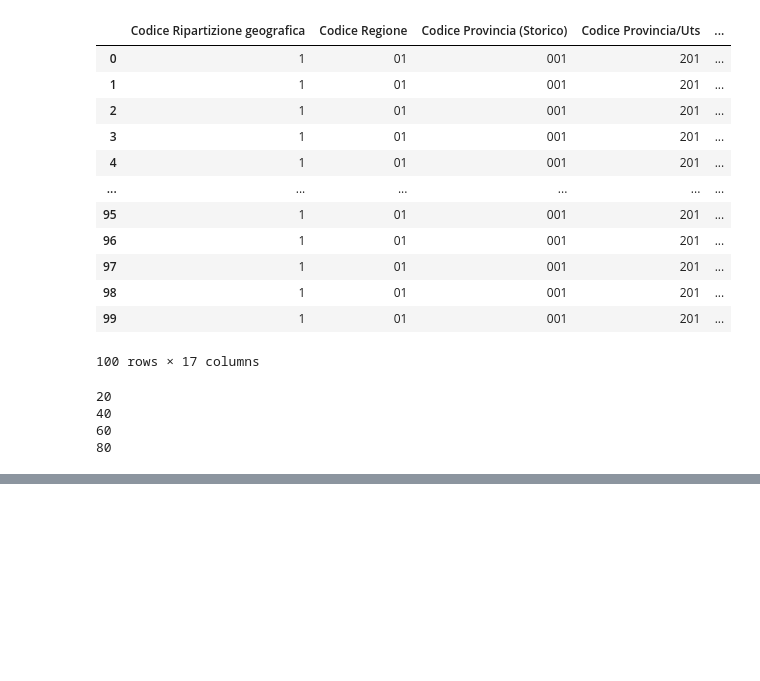
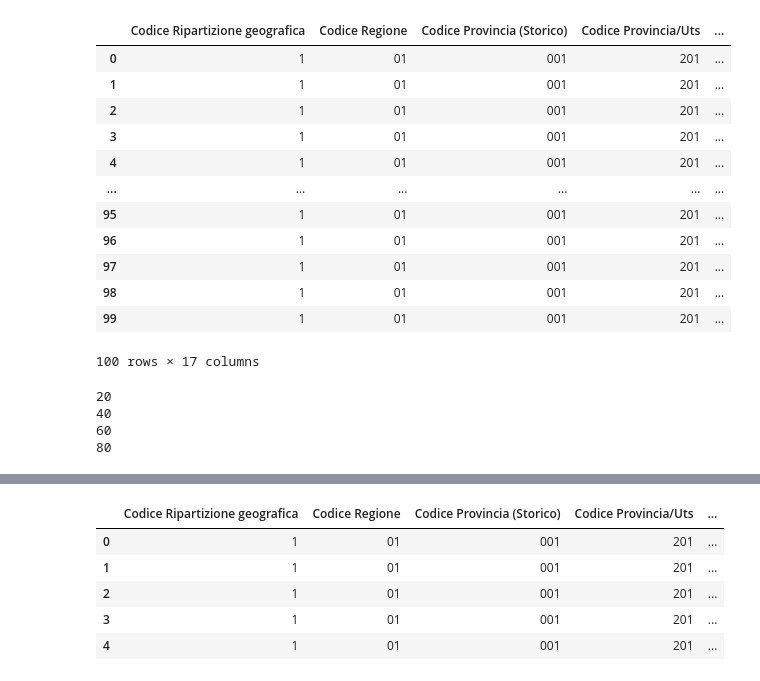
Before and after one commit to andreamigliore91-cyber/final_project_boolean, a Jupyter notebook: final_project.ipynb, the cells around one changed output, grey strips where cells are left out. Drawn from its saved outputs; the diff is of its cells as text; code cells hidden in the pictures; blank space fills up the shorter version.

```diff
--- a/final_project.ipynb
+++ b/final_project.ipynb
@@ -196,0 +195,9 @@ df_comuni.shape
+# %%
+df_comuni.head()
+# %% [output]
+|  | Codice Ripartizione geografica | Codice Regione | Codice Provincia (Storico) | Codice Provincia/Uts | ... |
+| 0 | 1 | 01 | 001 | 201 | ... |
+| 1 | 1 | 01 | 001 | 201 | ... |
+| 2 | 1 | 01 | 001 | 201 | ... |
+| 3 | 1 | 01 | 001 | 201 | ... |
+| 4 | 1 | 01 | 001 | 201 | ... |
```
Also changed, not shown: parts of 11 cells of this notebook.
